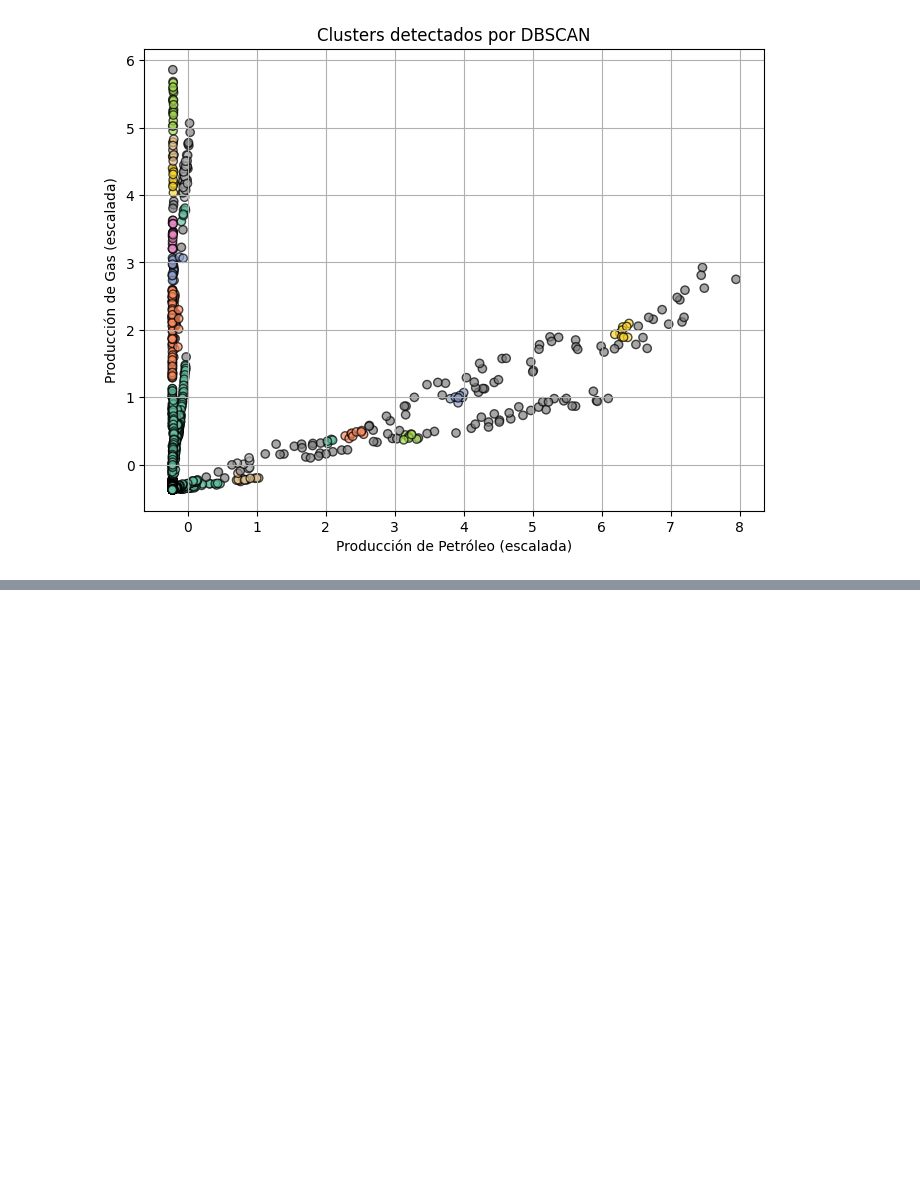
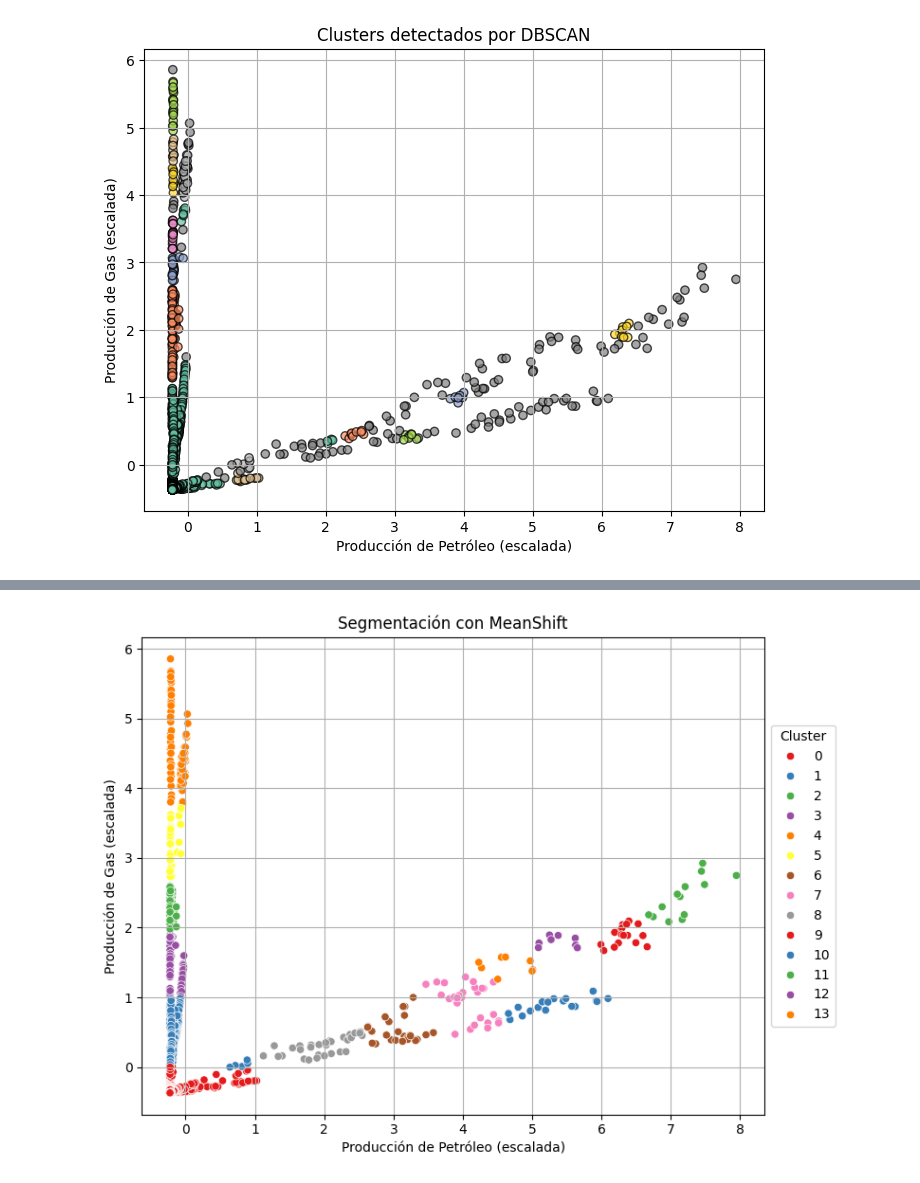
Before and after one commit to antonellafontanetto/Achivos-Extras, a Jupyter notebook: Modelo_no_supervisado.ipynb, the cells around one changed output, grey strips where cells are left out. Cells and saved outputs as stored; diff of their text form; code cells hidden in the pictures; blank space fills up the shorter version.

```diff
--- a/Modelo_no_supervisado.ipynb
+++ b/Modelo_no_supervisado.ipynb
@@ -533,0 +526,30 @@ plt.show()
+# %%
+from sklearn.cluster import MeanShift
+from sklearn.preprocessing import StandardScaler
+import matplotlib.pyplot as plt
+import seaborn as sns
+
+# Escalar datos (si ya lo hiciste, podés omitirlo)
+scaler = StandardScaler()
+X_scaled = scaler.fit_transform(X)
+
+# Aplicar MeanShift
+meanshift = MeanShift()
+labels_ms = meanshift.fit_predict(X_scaled)
+
+# Visualizar
+plt.figure(figsize=(8,6))
+sns.scatterplot(x=X_scaled[:, 0], y=X_scaled[:, 1], hue=labels_ms, palette='Set1')
+
+plt.xlabel('Producción de Petróleo (escalada)')
+plt.ylabel('Producción de Gas (escalada)')
+plt.title('Segmentación con MeanShift')
+
+# Leyenda a la derecha fuera del gráfico
+plt.legend(title='Cluster', loc='center left', bbox_to_anchor=(1, 0.5))
+
+plt.grid(True)
+plt.tight_layout()  # Ajusta layout para que no se corte nada
+plt.show()
+# %% [output]
+[figure, added]
```
Also changed, not shown: parts of 49 cells of this notebook.
